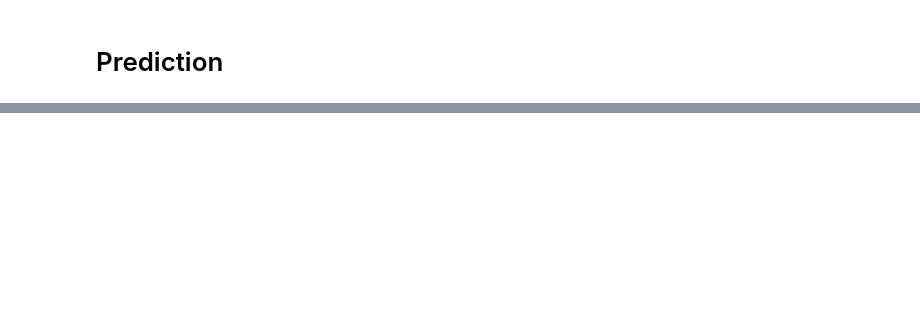
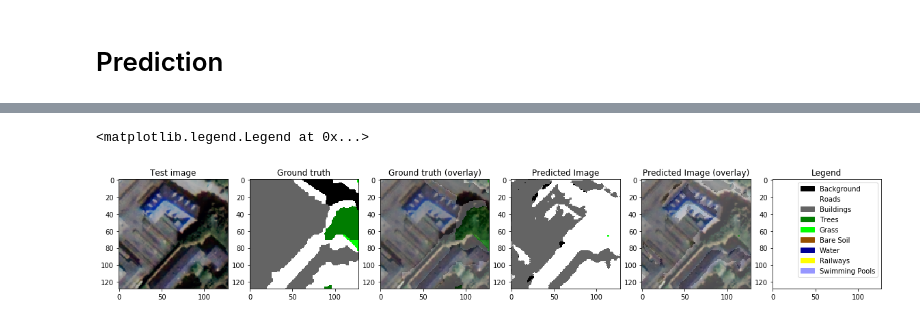
Before and after one commit to CyrilWendl/SIE-Master, a Jupyter notebook: Zurich Land Cover/Zurich Land Cover Classification.ipynb, the cells around one changed output, grey strips where cells are left out. Drawn from its saved outputs; the diff is of its cells as text; code cells hidden in the pictures; blank space fills up the shorter version.

```diff
--- a/Zurich Land Cover/Zurich Land Cover Classification.ipynb
+++ b/Zurich Land Cover/Zurich Land Cover Classification.ipynb
@@ -271,12 +291,12 @@ from keras.callbacks import *
 # %%
 class_weights = class_weight.compute_class_weight('balanced', np.unique(gt.flatten()), gt.flatten())
 class_weights[0] = 1 # give less weight to background label class
-class_weights[8] = 1 # give less weight to swimming pool class
+class_weights[8] = 10 # give less weight to swimming pool class
 print("Class weights:")
 for i, w in enumerate(class_weights):
     print("%15s: %3.3f"%(names[i],w))
 
-x_train, x_val, y_train, y_val  = train_test_split(im_patches, gt_patches, test_size=.2, random_state = 42)
+x_train, x_val, y_train, y_val  = train_test_split(imgs, gt, test_size=.2, random_state = 42)
 # %% [output]
 Class weights:
      Background: 1.000
@@ -357,7 +377,7 @@ def get_unet():
 
     model = Model(inputs=[inputs], outputs=[conv10])
 
-    model.compile(optimizer='adam', loss='categorical_crossentropy', metrics=['categorical_accuracy'])
+    model.compile(loss='mean_squared_error', optimizer='adam', metrics=['categorical_accuracy'])
 
     return model
 # %%
@@ -434,4 +454,4 @@ def model_train(model, data_augmentation = True):
 # train the model
 model = get_unet()
 #model.load_weights('weights-improvement.hdf5')
-model_train(model, data_augmentation = False)
+model_train(model, data_augmentation = True)
@@ -509,0 +471,4 @@ NameError: name 'imgs_test' is not defined
+# %%
+y_pred = model.predict(x_val, batch_size = 3, verbose = 1)
+y_pred = np.argmax(y_pred,axis=-1)
+y_val_fig = np.argmax(y_val,axis=-1) # test gt, converting back to labels for figure
@@ -510,3 +477,38 @@ NameError: name 'imgs_test' is not defined
+# %%
+# plot prediction results
+
+im_idx = 5
+alpha = .3 # for overlay
+fig, axes = plt.subplots(1,6)
+fig.set_size_inches(20,20)
+fig_im = x_val[im_idx][:,:,:3]*(1-alpha)
+fig_val = gt_label_to_color(y_val_fig[im_idx])
+fig_pred = gt_label_to_color(y_pred[im_idx])
+
+# plots
+axes[0].imshow(fig_im)
+axes[1].imshow(fig_val)
+axes[2].imshow(fig_val*alpha+fig_im*(1-alpha))
+axes[3].imshow(fig_pred)
+axes[4].imshow(fig_pred*alpha+fig_im*(1-alpha))
+axes[5].imshow(fig_im*0+1)
+
+# titles
+axes[0].set_title("Test image")
+axes[1].set_title("Ground truth")
+axes[2].set_title("Ground truth (overlay)")
+axes[3].set_title("Predicted Image")
+axes[4].set_title("Predicted Image (overlay)")
+axes[5].set_title("Legend")
+
+# legend
+legend_data = [[l[0],l[1]] for l in legend.items()]
+handles = [Rectangle((0,0),1,1, color = (v/255 for v in c)) for n,c in legend_data]
+labels = [n for n,c in legend_data]
+axes[5].legend(handles,labels)
+# %% [output]
+<matplotlib.legend.Legend at 0x...>
+[figure, added]
 # %%
 # Validation accuracy
 y_pred_val = model.predict(x_val)
```
Also changed, not shown: parts of 21 cells of this notebook, 2 other files.
